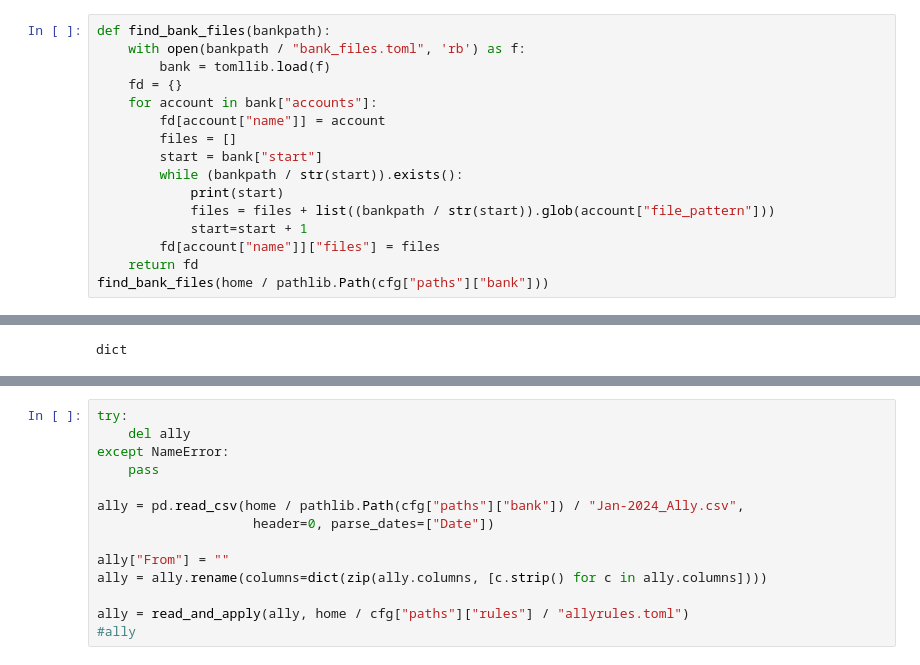
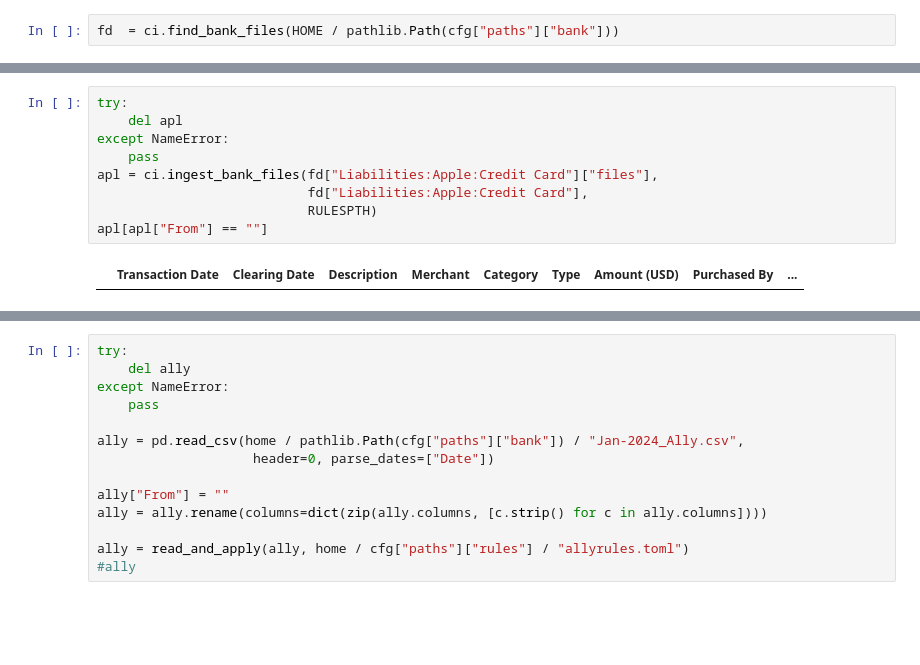
Before and after one commit to KeithDavis067/csvb, a Jupyter notebook: pandas.ipynb, the cells around one changed output, grey strips where cells are left out. Saved outputs shown, nothing was run; the diff lists cells and outputs as text; blank space fills up the shorter version.

```diff
--- a/pandas.ipynb
+++ b/pandas.ipynb
@@ -45,16 +30,2 @@ cfg
 # %%
-def find_bank_files(bankpath):
-    with open(bankpath / "bank_files.toml", 'rb') as f:
-        bank = tomllib.load(f)
-    fd = {}
-    for account in bank["accounts"]:
-        fd[account["name"]] = account
-        files = []
-        start = bank["start"]
-        while (bankpath / str(start)).exists():
-            print(start)
-            files = files + list((bankpath / str(start)).glob(account["file_pattern"]))
-            start=start + 1
-        fd[account["name"]]["files"] = files
-    return fd
-find_bank_files(home / pathlib.Path(cfg["paths"]["bank"]))
+fd  = ci.find_bank_files(HOME / pathlib.Path(cfg["paths"]["bank"]))
@@ -88,3 +32,11 @@ find_bank_files(home / pathlib.Path(cfg["paths"]["bank"]))
 # %%
+try:
+    del apl
+except NameError:
+    pass
+apl = ci.ingest_bank_files(fd["Liabilities:Apple:Credit Card"]["files"],
+                           fd["Liabilities:Apple:Credit Card"],
+                           RULESPTH)
+apl[apl["From"] == ""]
 # %% [output]
-dict
+|  | Transaction Date | Clearing Date | Description | Merchant | Category | Type | Amount (USD) | Purchased By | ... |
```
Also changed, not shown: parts of 10 cells of this notebook, 3 other files.
